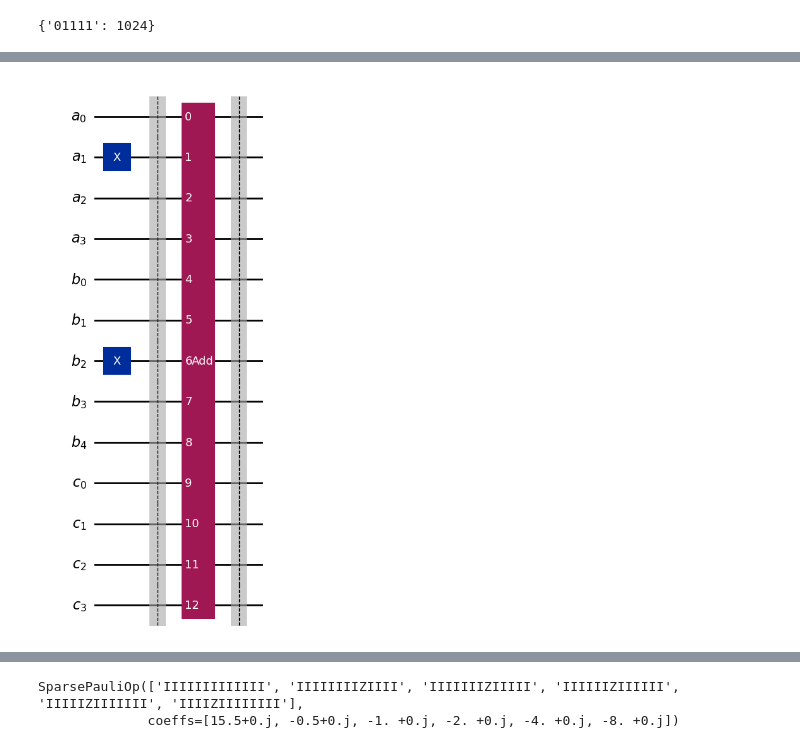
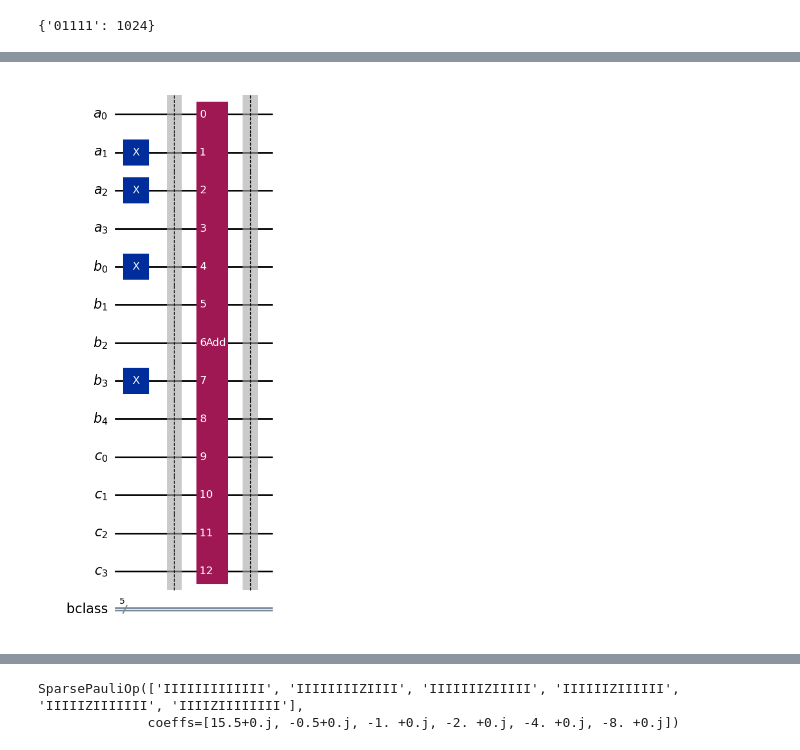
Before and after one commit to cesar-garza01/quantum-algorithms, a Jupyter notebook: Addition Gate.ipynb, the cells around one changed output, grey strips where cells are left out. Cells and saved outputs as stored; diff of their text form; code cells hidden in the pictures.

```diff
--- a/Addition Gate.ipynb
+++ b/Addition Gate.ipynb
@@ -163,42 +162,41 @@ n = 4
 A = QuantumRegister(n,"a")
 B = QuantumRegister(n + 1,"b")
 C = QuantumRegister(n,"c")
-#B_C = ClassicalRegister(n + 1,"bclass") #measurement for output
-#C_C = ClassicalRegister(n,"cclass") #measurement for Carry
+B_C = ClassicalRegister(n + 1,"bclass") #measurement for output
 
-seed_a = '0010' # Value (2) to store in register a
-seed_b = '00100' # Value (4) to store in register b
-                # Expected sum: 6 = |01100>
+seed_a = '0110' # Value (6) to store in register a
+seed_b = '01001' # Value (9) to store in register b
+                # Expected sum: 15 = |01111>
 
-AddCirc = QuantumCircuit(A,B,C)
+AddCirc = QuantumCircuit(A,B,C, B_C)
 
 seed_a = list(map(int, list(seed_a)))[::-1] # Rearrange the initial values in reverse order according to Qiskit convention
 
 # encode the value of register a
 for bit in range(len(seed_a)):
     if seed_a[bit] == 1:
         AddCirc.x(A[bit])
 
 # Repeat the process for the initial value of register b
 seed_b = list(map(int, list(seed_b)))[::-1]
 
 # encode the value of register b
 for bit in range(len(seed_b)):
     if seed_b[bit] == 1:
         AddCirc.x(B[bit])
 
 AddCirc.barrier()
 
 # Create the Add gate:
 AddGate = create_add_gate(n)
 AddCirc.append(AddGate,A[:]+B[:]+C[:])
 
 # Get the state of the data qubits.
 #AddCirc.measure(B, B_C)
 #AddCirc.measure(C, C_C)
 AddCirc.barrier()
 
 #draw the circuit.
 AddCirc.draw(output="mpl")
 # %% [output]
-[figure, old version]
+[figure, new version]
```
Also changed, not shown: parts of 20 cells of this notebook.
